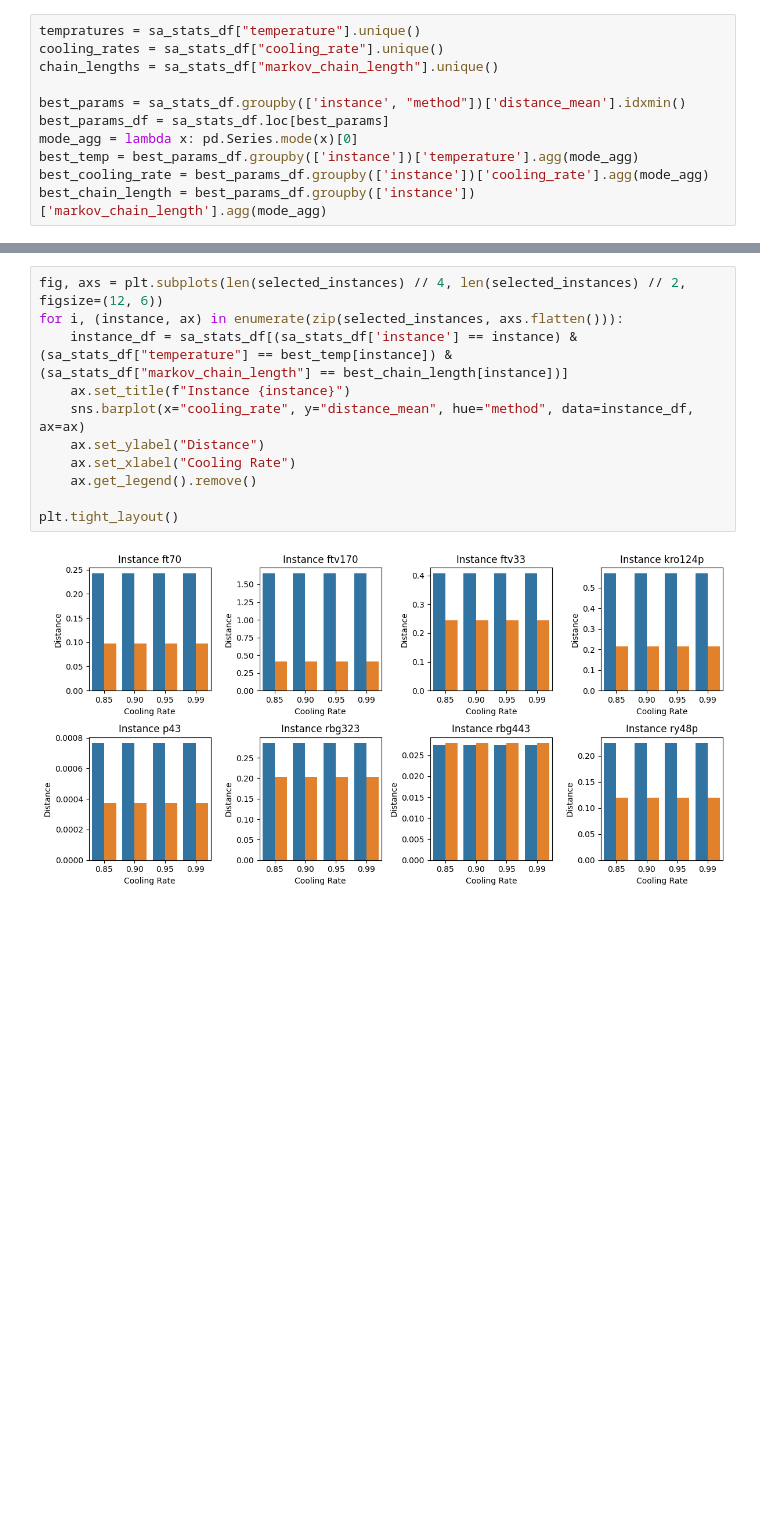
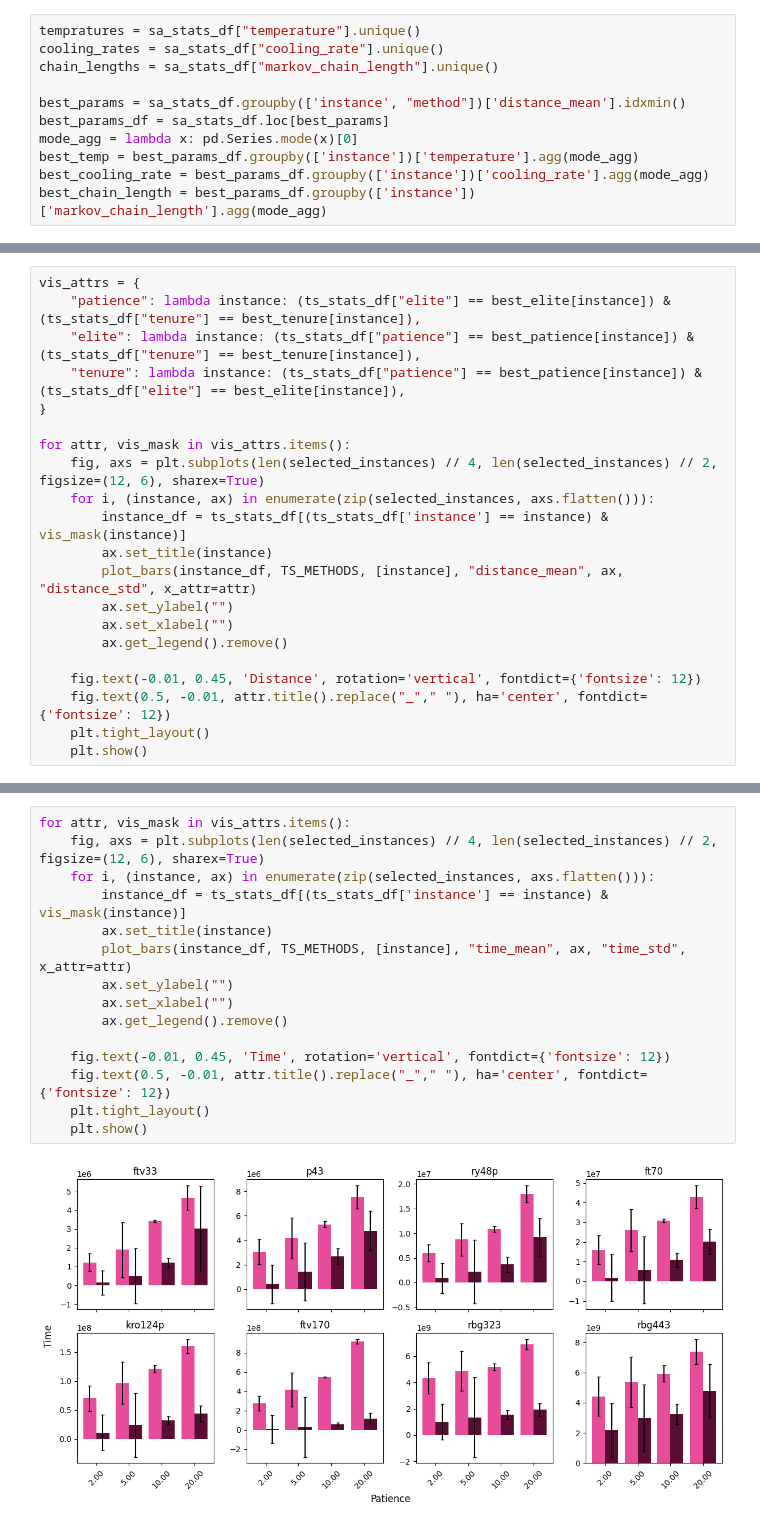
Before and after one commit to ja-nina/BioInspiredAlgosAndModels, a Jupyter notebook: reports/second_viz.ipynb, the cells around one changed output, grey strips where cells are left out. Saved outputs shown, nothing was run; the diff lists cells and outputs as text; blank space fills up the shorter version.

```diff
--- a/reports/second_viz.ipynb
+++ b/reports/second_viz.ipynb
@@ -250,0 +313,21 @@ plt.tight_layout()
+# %%
+vis_attrs = {
+    "patience": lambda instance: (ts_stats_df["elite"] == best_elite[instance]) & (ts_stats_df["tenure"] == best_tenure[instance]),
+    "elite": lambda instance: (ts_stats_df["patience"] == best_patience[instance]) & (ts_stats_df["tenure"] == best_tenure[instance]),
+    "tenure": lambda instance: (ts_stats_df["patience"] == best_patience[instance]) & (ts_stats_df["elite"] == best_elite[instance]),
+}
+
+for attr, vis_mask in vis_attrs.items():
+    fig, axs = plt.subplots(len(selected_instances) // 4, len(selected_instances) // 2, figsize=(12, 6), sharex=True)
+    for i, (instance, ax) in enumerate(zip(selected_instances, axs.flatten())):
+        instance_df = ts_stats_df[(ts_stats_df['instance'] == instance) & vis_mask(instance)]
+        ax.set_title(instance)
+        plot_bars(instance_df, TS_METHODS, [instance], "distance_mean", ax, "distance_std", x_attr=attr)
+        ax.set_ylabel("")
+        ax.set_xlabel("")
+        ax.get_legend().remove()
+
+    fig.text(-0.01, 0.45, 'Distance', rotation='vertical', fontdict={'fontsize': 12})
+    fig.text(0.5, -0.01, attr.title().replace("_"," "), ha='center', fontdict={'fontsize': 12})
+    plt.tight_layout()
+    plt.show()
@@ -251,13 +338,17 @@ plt.tight_layout()
 # %%
-fig, axs = plt.subplots(len(selected_instances) // 4, len(selected_instances) // 2, figsize=(12, 6))
-for i, (instance, ax) in enumerate(zip(selected_instances, axs.flatten())):
-    instance_df = sa_stats_df[(sa_stats_df['instance'] == instance) & (sa_stats_df["temperature"] == best_temp[instance]) &  (sa_stats_df["markov_chain_length"] == best_chain_length[instance])]
-    ax.set_title(f"Instance {instance}")
-    sns.barplot(x="cooling_rate", y="distance_mean", hue="method", data=instance_df, ax=ax)
-    ax.set_ylabel("Distance")
-    ax.set_xlabel("Cooling Rate")
-    ax.get_legend().remove()
+for attr, vis_mask in vis_attrs.items():
+    fig, axs = plt.subplots(len(selected_instances) // 4, len(selected_instances) // 2, figsize=(12, 6), sharex=True)
+    for i, (instance, ax) in enumerate(zip(selected_instances, axs.flatten())):
+        instance_df = ts_stats_df[(ts_stats_df['instance'] == instance) & vis_mask(instance)]
+        ax.set_title(instance)
+        plot_bars(instance_df, TS_METHODS, [instance], "time_mean", ax, "time_std", x_attr=attr)
+        ax.set_ylabel("")
+        ax.set_xlabel("")
+        ax.get_legend().remove()
 
-plt.tight_layout()
+    fig.text(-0.01, 0.45, 'Time', rotation='vertical', fontdict={'fontsize': 12})
+    fig.text(0.5, -0.01, attr.title().replace("_"," "), ha='center', fontdict={'fontsize': 12})
+    plt.tight_layout()
+    plt.show()
 # %% [output]
-[figure, old version]
+[figure, new version]
```
Also changed, not shown: parts of 21 cells of this notebook, 3 other files.
